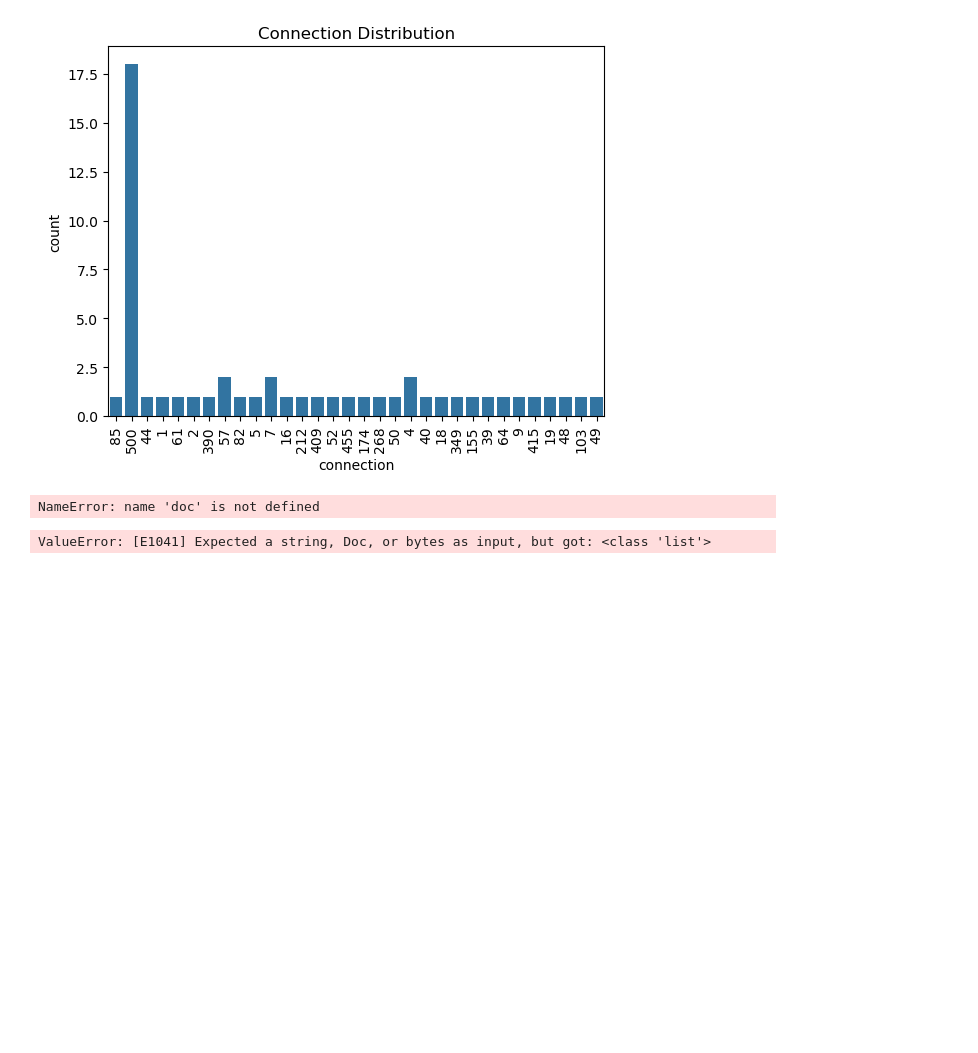
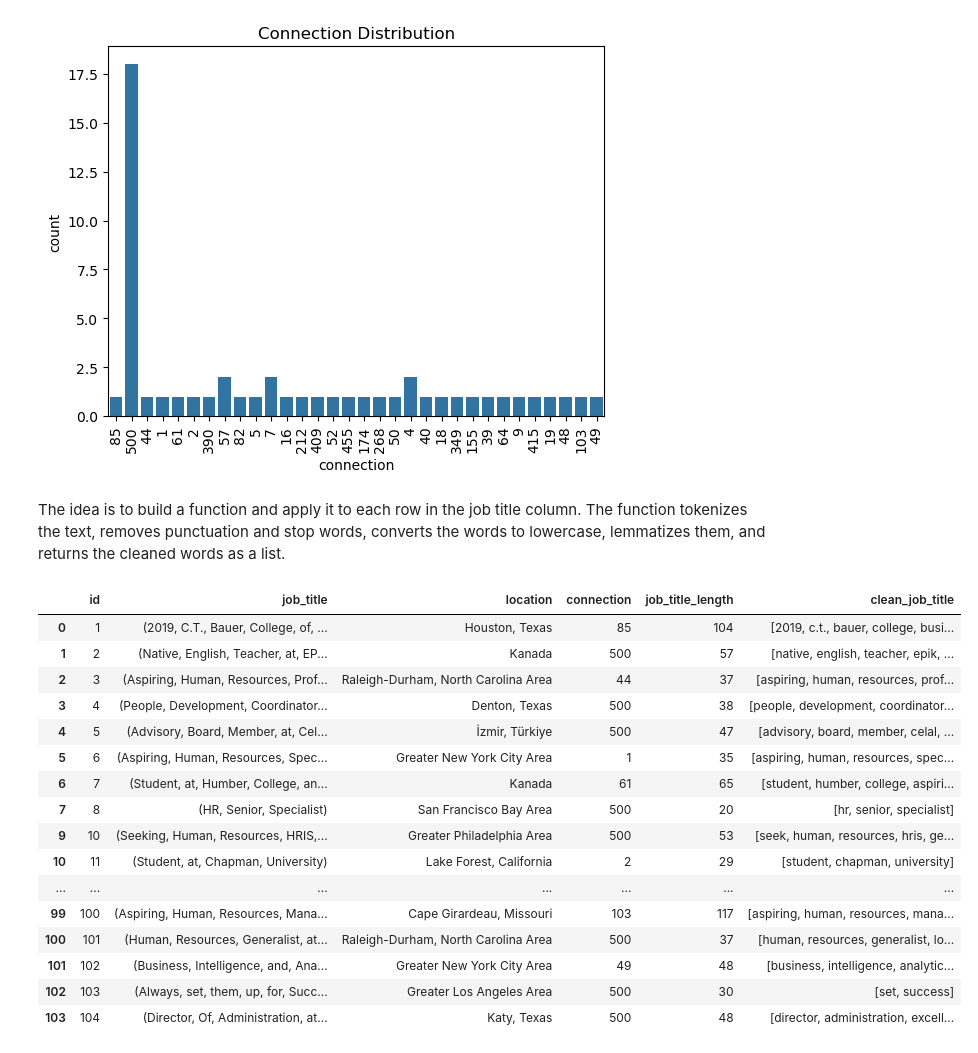
Before and after one commit to safwt-data/QwnYr0x6YtL8f4mY, a Jupyter notebook: notebooks/notebook_1.ipynb, the cells around one changed output. Drawn from its saved outputs; the diff is of its cells as text; code cells hidden in the pictures; blank space fills up the shorter version.

```diff
--- a/notebooks/notebook_1.ipynb
+++ b/notebooks/notebook_1.ipynb
@@ -110,12 +108,8 @@ nlp = spacy.load("en_core_web_sm")
 df['job_title'] = df['job_title'].astype("str").str.strip()
 # %%
 #!python -m spacy download en_core_web_sm
-# %%
-import spacy
-
-nlp = spacy.load("en_core_web_sm")
-# %% [output]
-NameError: name 'doc' is not defined
+# %% [markdown]
+The idea is to build a function and apply it to each row in the job title column. The function tokenizes the text, removes punctuation and stop words, converts the words to lowercase, lemmatizes them, and returns the cleaned words as a list.
 # %%
 def clean_title(x):
     doc = nlp(x)
@@ -124,11 +118,6 @@ def clean_title(x):
 
     for token in doc:
         if not token.is_stop and not token.is_punct:
-            words.append(token.lemma_.lower())
+            clean_text.append(token.lemma_.lower())
 
     return clean_text
-
-
-df["clean_job_title"] = df["job_title"].apply(clean_title)
-# %% [output]
-ValueError: [E1041] Expected a string, Doc, or bytes as input, but got: <class 'list'>
@@ -134,0 +126,20 @@ ValueError: [E1041] Expected a string, Doc, or bytes as input, but got: <class '
+# %%
+df
+# %% [output]
+|  | id | job_title | location | connection | job_title_length | clean_job_title |
+| 0 | 1 | (2019, C.T., Bauer, College, of, ... | Houston, Texas | 85 | 104 | [2019, c.t., bauer, college, busi... |
+| 1 | 2 | (Native, English, Teacher, at, EP... | Kanada | 500 | 57 | [native, english, teacher, epik, ... |
+| 2 | 3 | (Aspiring, Human, Resources, Prof... | Raleigh-Durham, North Carolina Area | 44 | 37 | [aspiring, human, resources, prof... |
+| 3 | 4 | (People, Development, Coordinator... | Denton, Texas | 500 | 38 | [people, development, coordinator... |
+| 4 | 5 | (Advisory, Board, Member, at, Cel... | İzmir, Türkiye | 500 | 47 | [advisory, board, member, celal, ... |
+| 5 | 6 | (Aspiring, Human, Resources, Spec... | Greater New York City Area | 1 | 35 | [aspiring, human, resources, spec... |
+| 6 | 7 | (Student, at, Humber, College, an... | Kanada | 61 | 65 | [student, humber, college, aspiri... |
+| 7 | 8 | (HR, Senior, Specialist) | San Francisco Bay Area | 500 | 20 | [hr, senior, specialist] |
+| 9 | 10 | (Seeking, Human, Resources, HRIS,... | Greater Philadelphia Area | 500 | 53 | [seek, human, resources, hris, ge... |
+| 10 | 11 | (Student, at, Chapman, University) | Lake Forest, California | 2 | 29 | [student, chapman, university] |
+| ... | ... | ... | ... | ... | ... | ... |
+| 99 | 100 | (Aspiring, Human, Resources, Mana... | Cape Girardeau, Missouri | 103 | 117 | [aspiring, human, resources, mana... |
+| 100 | 101 | (Human, Resources, Generalist, at... | Raleigh-Durham, North Carolina Area | 500 | 37 | [human, resources, generalist, lo... |
+| 101 | 102 | (Business, Intelligence, and, Ana... | Greater New York City Area | 49 | 48 | [business, intelligence, analytic... |
+| 102 | 103 | (Always, set, them, up, for, Succ... | Greater Los Angeles Area | 500 | 30 | [set, success] |
+| 103 | 104 | (Director, Of, Administration, at... | Katy, Texas | 500 | 48 | [director, administration, excell... |
```
Also changed, not shown: parts of 3 cells of this notebook.
